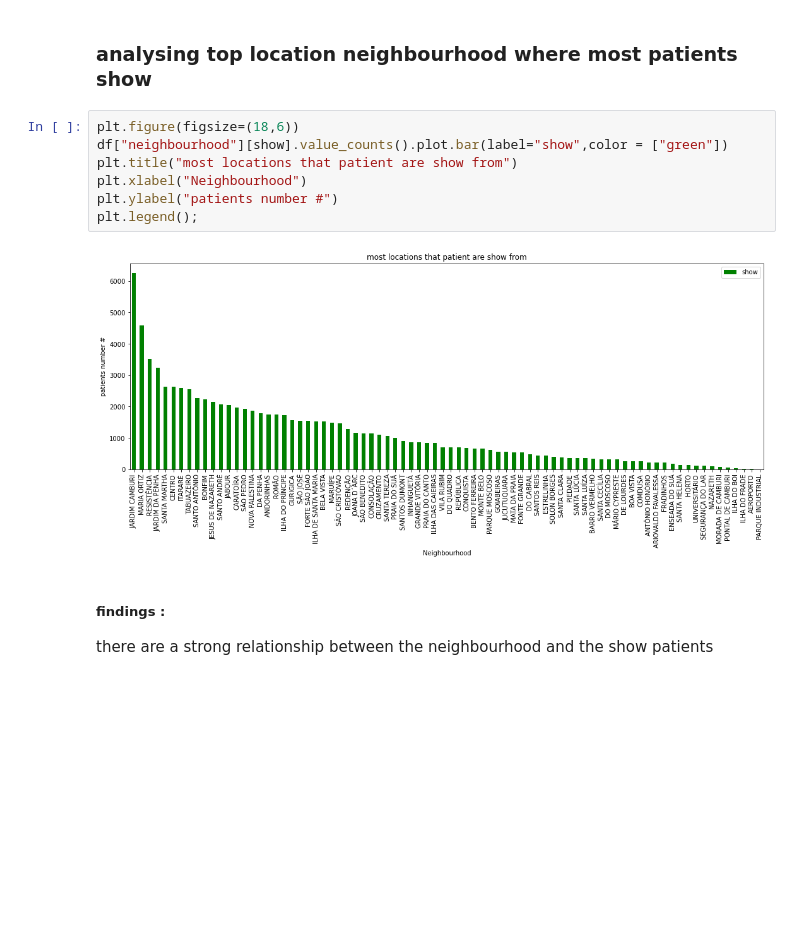
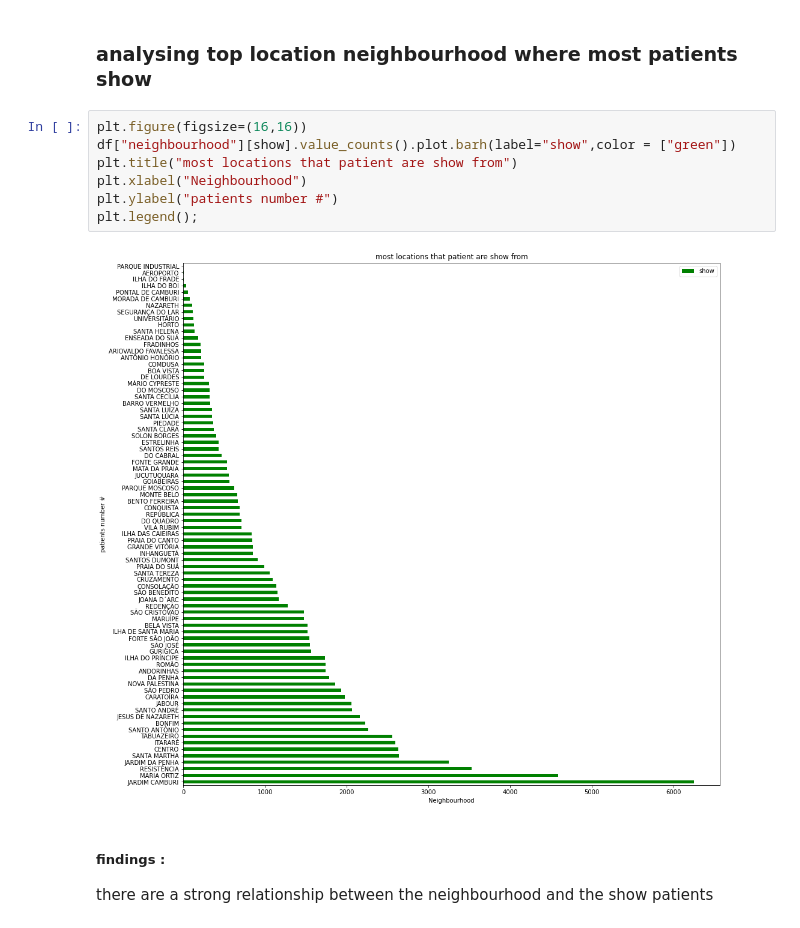
Before and after one commit to osamaalgendy/noshow, a Jupyter notebook: No Show Appointment Project.ipynb, the cells around one changed output. Drawn from its saved outputs; the diff is of its cells as text; blank space fills up the shorter version.

```diff
--- a/No Show Appointment Project.ipynb
+++ b/No Show Appointment Project.ipynb
@@ -307,14 +307,14 @@ compare(ctype="age",ctitle="Compare show Vs No_show age",cxlabel="age",cylabel="
 # %% [markdown]
 ### analysing top location neighbourhood where most patients show
 # %%
-plt.figure(figsize=(18,6))
-df["neighbourhood"][show].value_counts().plot.bar(label="show",color = ["green"])
+plt.figure(figsize=(16,16))
+df["neighbourhood"][show].value_counts().plot.barh(label="show",color = ["green"])
 plt.title("most locations that patient are show from")
 plt.xlabel("Neighbourhood")
 plt.ylabel("patients number #")
 plt.legend();
 # %% [output]
-[figure, old version]
+[figure, new version]
 # %% [markdown]
 ##### findings :
 there are a strong relationship between the neighbourhood and the show patients
```
Also changed, not shown: parts of 9 cells of this notebook, 1 other file.
